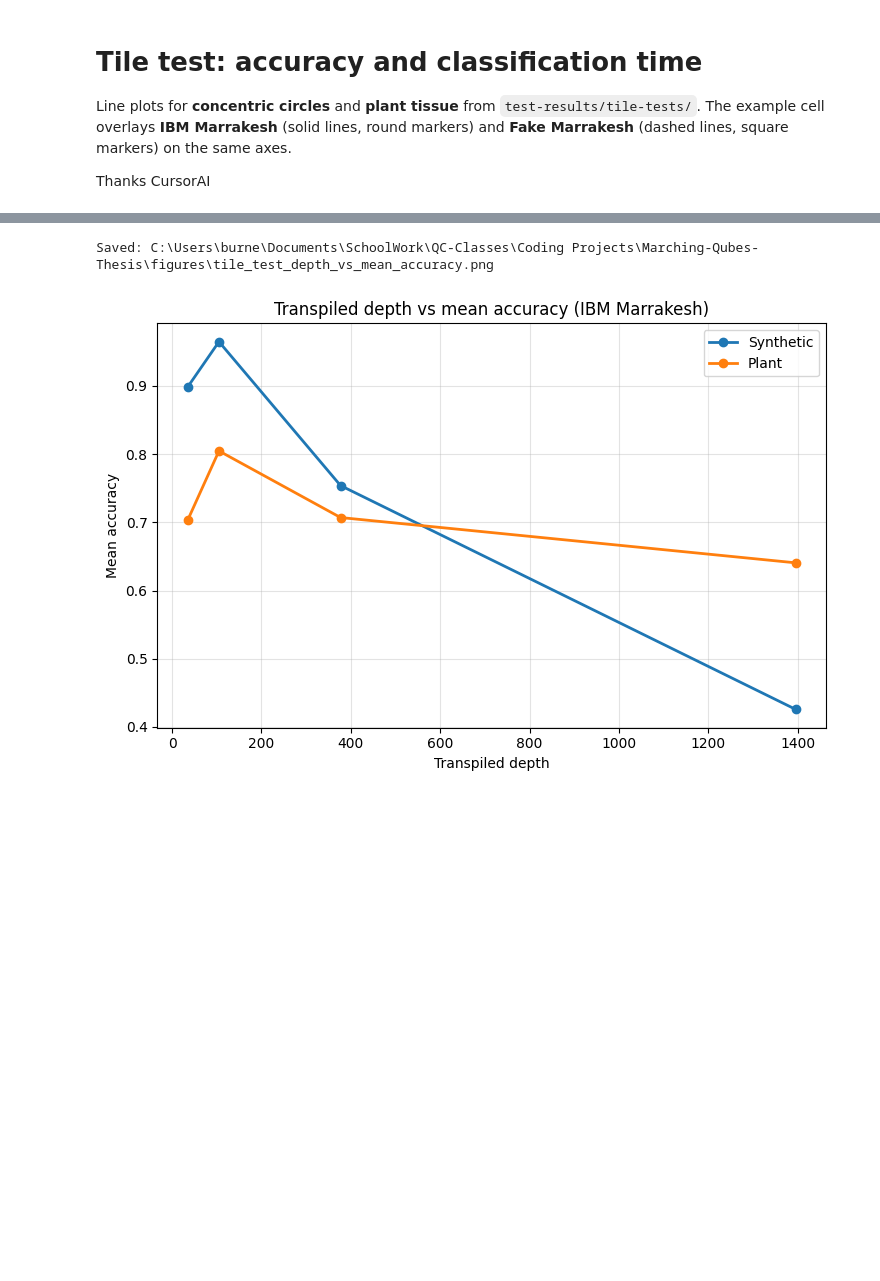
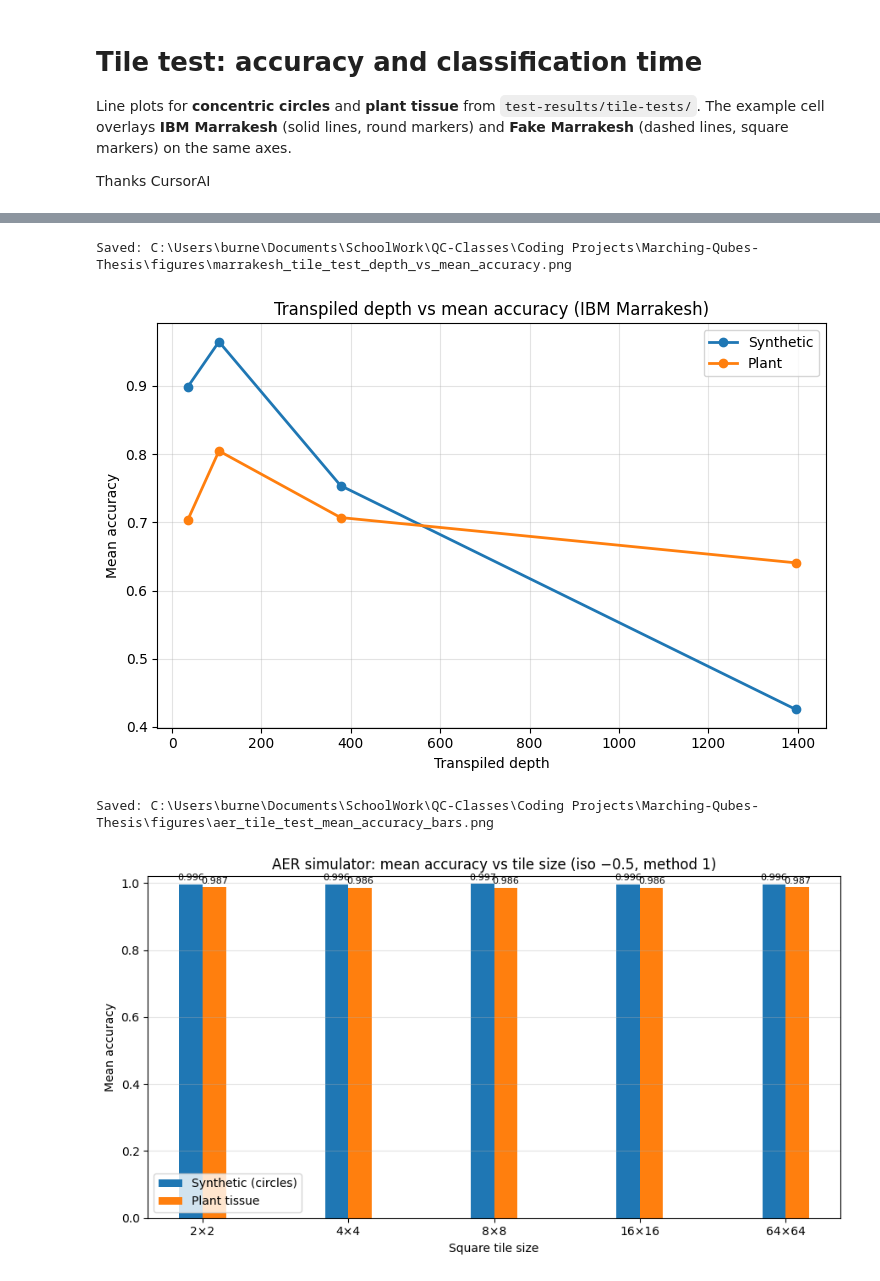
Before and after one commit to Burned357Waffles/Marching-Qubes-Thesis, a Jupyter notebook: exploration_notebooks/results_plot.ipynb, the cells around one changed output, grey strips where cells are left out. Saved outputs shown, nothing was run; the diff lists cells and outputs as text; code cells hidden in the pictures; blank space fills up the shorter version.

```diff
--- a/exploration_notebooks/results_plot.ipynb
+++ b/exploration_notebooks/results_plot.ipynb
@@ -444,10 +477,77 @@ ax.grid(True, alpha=0.35)
 ax.legend()
 fig.tight_layout()
 
-out_path = plot_dir / "tile_test_depth_vs_mean_accuracy.png"
+out_path = plot_dir / "marrakesh_tile_test_depth_vs_mean_accuracy.png"
 fig.savefig(out_path, dpi=300, bbox_inches="tight")
 print(f"Saved: {out_path.resolve()}")
 plt.show()
 # %% [output]
-Saved: C:\Users\burne\Documents\SchoolWork\QC-Classes\Coding Projects\Marching-Qubes-Thesis\figures\tile_test_depth_vs_mean_accuracy.png
+Saved: C:\Users\burne\Documents\SchoolWork\QC-Classes\Coding Projects\Marching-Qubes-Thesis\figures\marrakesh_tile_test_depth_vs_mean_accuracy.png
 [figure]
+# %%
+# AER tile test: grouped bar chart — tile size vs mean accuracy (circle + plant)
+# Default CSVs are the matched 64×64 iso-0.5 pair under ``test-results/tile-tests/aer/``.
+import numpy as np
+
+
+def _tile_edges_and_accuracy_bars(df: pd.DataFrame) -> tuple[np.ndarray, np.ndarray]:
+    """Drop blank trailing rows, parse square edge from ``tile_size`` (e.g. ``8x8``), sort by edge."""
+    tmp = df.dropna(subset=["tile_size"]).copy()
+    tmp = tmp[tmp["tile_size"].astype(str).str.strip() != ""]
+    tmp["_edge"] = tmp["tile_size"].astype(str).str.split("x").str[0].astype(int)
+    tmp = tmp.sort_values("_edge")
+    return tmp["_edge"].to_numpy(), tmp["mean_accuracy"].astype(float).to_numpy()
+
+    """Drop blank trailing rows, parse square edge from ``tile_size`` (e.g. ``8x8``), sort by edge."""
+    tmp = df.dropna(subset=["tile_size"]).copy()
+    tmp = tmp[tmp["tile_size"].astype(str).str.strip() != ""]
+    tmp["_edge"] = tmp["tile_size"].astype(str).str.split("x").str[0].astype(int)
+    tmp = tmp.sort_values("_edge")
+    return tmp["_edge"].to_numpy(), tmp["mean_accuracy"].astype(float).to_numpy()
+
+
+# Paths relative to ``exploration_notebooks/`` when cwd is the repo root or this folder
+AER_CIRCLE_TILE_CSV = "../test-results/tile-tests/aer/circle_2_64x64_method_1_iso-0.5_aer_results.csv"
+AER_PLANT_TILE_CSV = "../test-results/tile-tests/aer/plant_2_64x64_method_1_iso-0.5_aer_results.csv"
+
+circle_aer_df = _load_tile_test_csv(AER_CIRCLE_TILE_CSV)
+plant_aer_df = _load_tile_test_csv(AER_PLANT_TILE_CSV)
+
+x_circle, y_circle = _tile_edges_and_accuracy_bars(circle_aer_df)
+x_plant, y_plant = _tile_edges_and_accuracy_bars(plant_aer_df)
+
+# Align on common tile sizes (in case one CSV omits a row)
+common = np.intersect1d(x_circle, x_plant, assume_unique=True)
+if len(common) == 0:
+    raise ValueError("No overlapping tile sizes between circle and plant AER CSVs.")
+idx_c = np.searchsorted(x_circle, common)
+idx_p = np.searchsorted(x_plant, common)
+y_c = y_circle[idx_c]
+y_p = y_plant[idx_p]
+
+width = min(0.35, 0.8 / max(2, len(common)))
+_x = np.arange(len(common))
+
+fig, ax = plt.subplots(figsize=(9, 5))
+bars_c = ax.bar(_x - width / 2, y_c, width, label="Synthetic (circles)", color="#1f77b4")
+bars_p = ax.bar(_x + width / 2, y_p, width, label="Plant tissue", color="#ff7f0e")
+
+ax.set_xticks(_x, [f"{int(e)}×{int(e)}" for e in common])
+ax.set_xlabel("Square tile size")
+ax.set_ylabel("Mean accuracy")
+ax.set_title("AER simulator: mean accuracy vs tile size (iso −0.5, method 1)")
+ax.legend()
+ax.grid(True, axis="y", alpha=0.35)
+ax.set_ylim(0.0, 1.02)
+
+for bars in (bars_c, bars_p):
+    ax.bar_label(bars, fmt="%.3f", padding=2, fontsize=8)
+
+fig.tight_layout()
+aer_bar_path = plot_dir / "aer_tile_test_mean_accuracy_bars.png"
+fig.savefig(aer_bar_path, dpi=300, bbox_inches="tight")
+print(f"Saved: {aer_bar_path.resolve()}")
+plt.show()
+# %% [output]
+Saved: C:\Users\burne\Documents\SchoolWork\QC-Classes\Coding Projects\Marching-Qubes-Thesis\figures\aer_tile_test_mean_accuracy_bars.png
+[figure, added]
```
Also changed, not shown: parts of 3 cells of this notebook, 7 other files.
